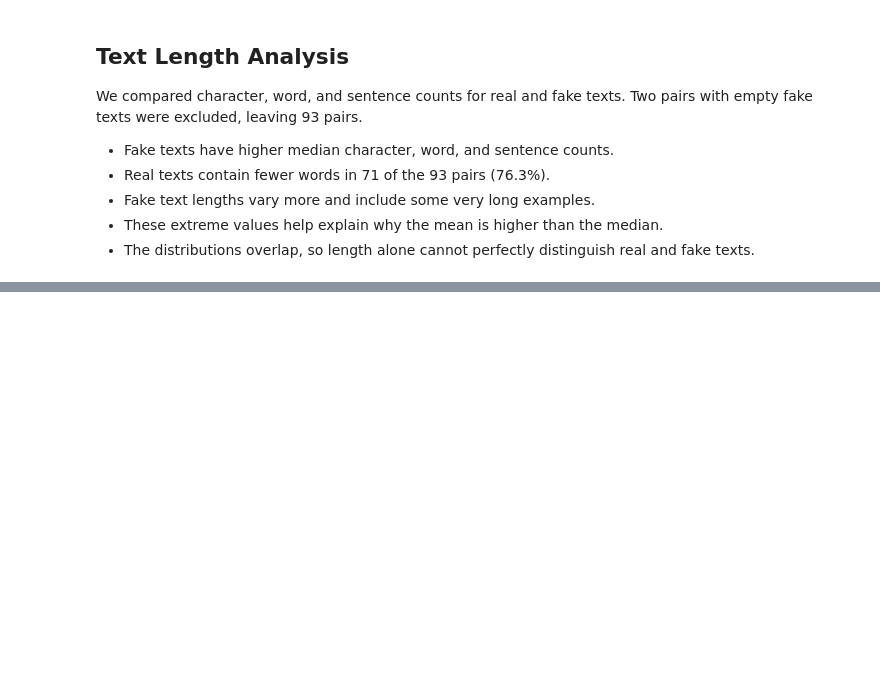
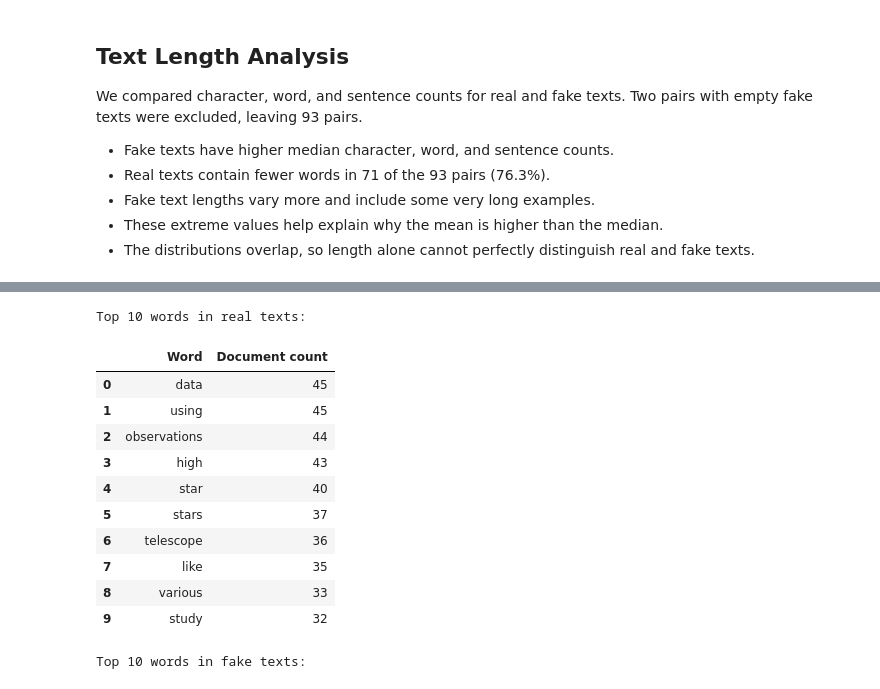
Before and after one commit to tosuun/GROUP66_CENG313, a Jupyter notebook: notebooks/assignment1_eda_baseline.ipynb, the cells around one changed output, grey strips where cells are left out. Saved outputs shown, nothing was run; the diff lists cells and outputs as text; code cells hidden in the pictures; blank space fills up the shorter version.

```diff
--- a/notebooks/assignment1_eda_baseline.ipynb
+++ b/notebooks/assignment1_eda_baseline.ipynb
@@ -208,0 +377,20 @@ We compared character, word, and sentence counts for real and fake texts. Two pa
+# %%
+def word_similarity(text_1, text_2):
+    words_1 = set(text_1.lower().split())
+    words_2 = set(text_2.lower().split())
+
+    common_words = words_1 & words_2
+    all_words = words_1 | words_2
+
+    if len(all_words) == 0:
+        return 0
+
+    return len(common_words) / len(all_words)
+
+
+texts_df["word_similarity"] = texts_df.apply(
+    lambda row: word_similarity(row["real_text"], row["fake_text"]),
+    axis=1
+)
+
+display(texts_df["word_similarity"].describe())
@@ -208,0 +455,51 @@ We compared character, word, and sentence counts for real and fake texts. Two pa
+# %%
+import re
+from collections import Counter
+from sklearn.feature_extraction.text import ENGLISH_STOP_WORDS
+
+def prepare_words(text):
+    words = re.findall(r"\b[a-z]+\b", text.lower())
+
+    filtered_words = []
+
+    for word in words:
+        if word not in ENGLISH_STOP_WORDS and len(word) > 1:
+            filtered_words.append(word)
+
+    return filtered_words
+
+
+real_document_counts = Counter()
+fake_document_counts = Counter()
+
+for text in texts_df["real_text"]:
+    real_document_counts.update(set(prepare_words(text)))
+
+for text in texts_df["fake_text"]:
+    fake_document_counts.update(set(prepare_words(text)))
+
+print("Top 10 words in real texts:")
+display(pd.DataFrame(
+    real_document_counts.most_common(10),
+    columns=["Word", "Document count"]
+))
+
+print("Top 10 words in fake texts:")
+display(pd.DataFrame(
+    fake_document_counts.most_common(10),
+    columns=["Word", "Document count"]
+))
+# %% [output]
+Top 10 words in real texts:
+|  | Word | Document count |
+| 0 | data | 45 |
+| 1 | using | 45 |
+| 2 | observations | 44 |
+| 3 | high | 43 |
+| 4 | star | 40 |
+| 5 | stars | 37 |
+| 6 | telescope | 36 |
+| 7 | like | 35 |
+| 8 | various | 33 |
+| 9 | study | 32 |
+Top 10 words in fake texts:
```
Also changed, not shown: parts of 20 cells of this notebook.
